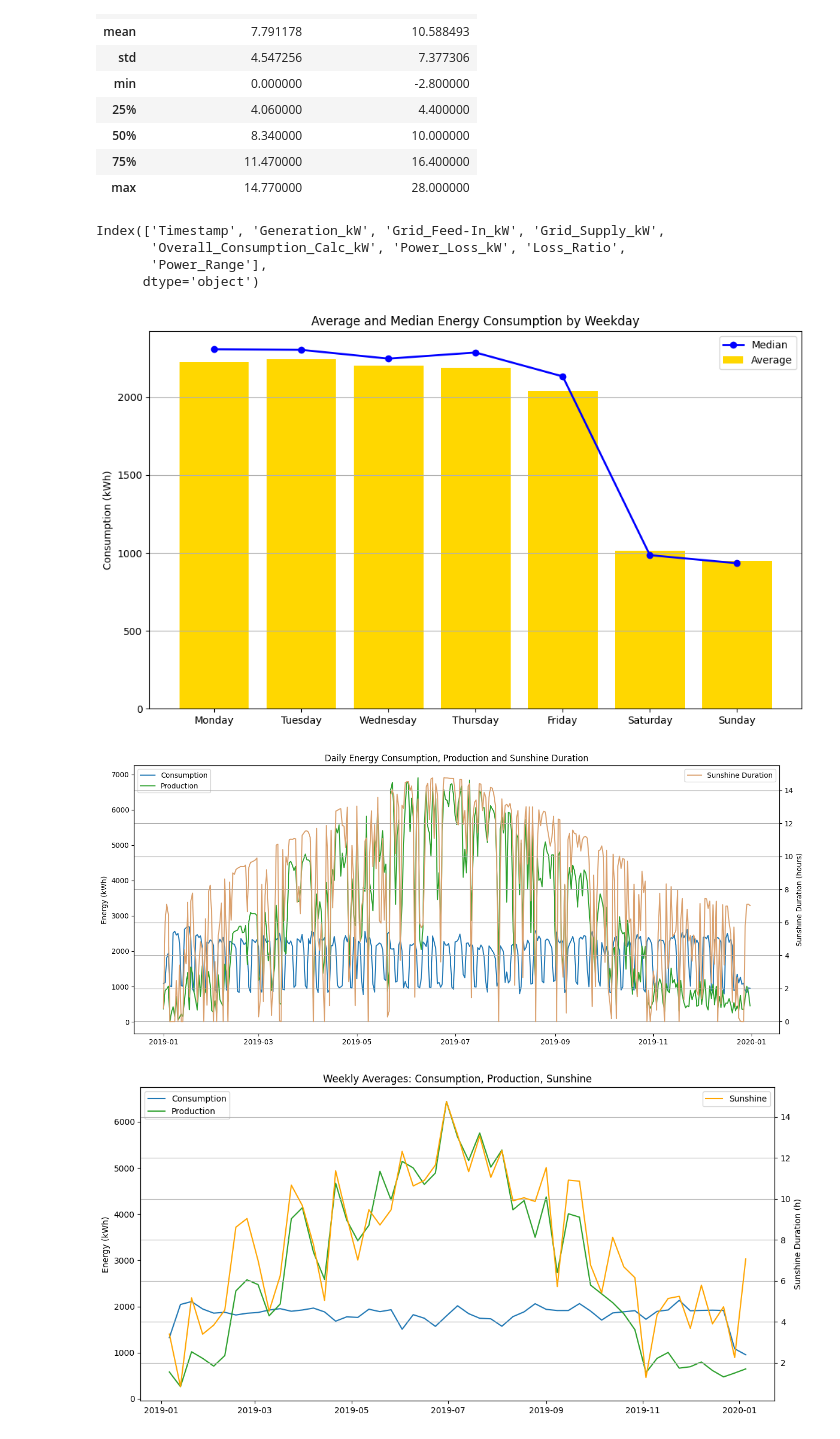
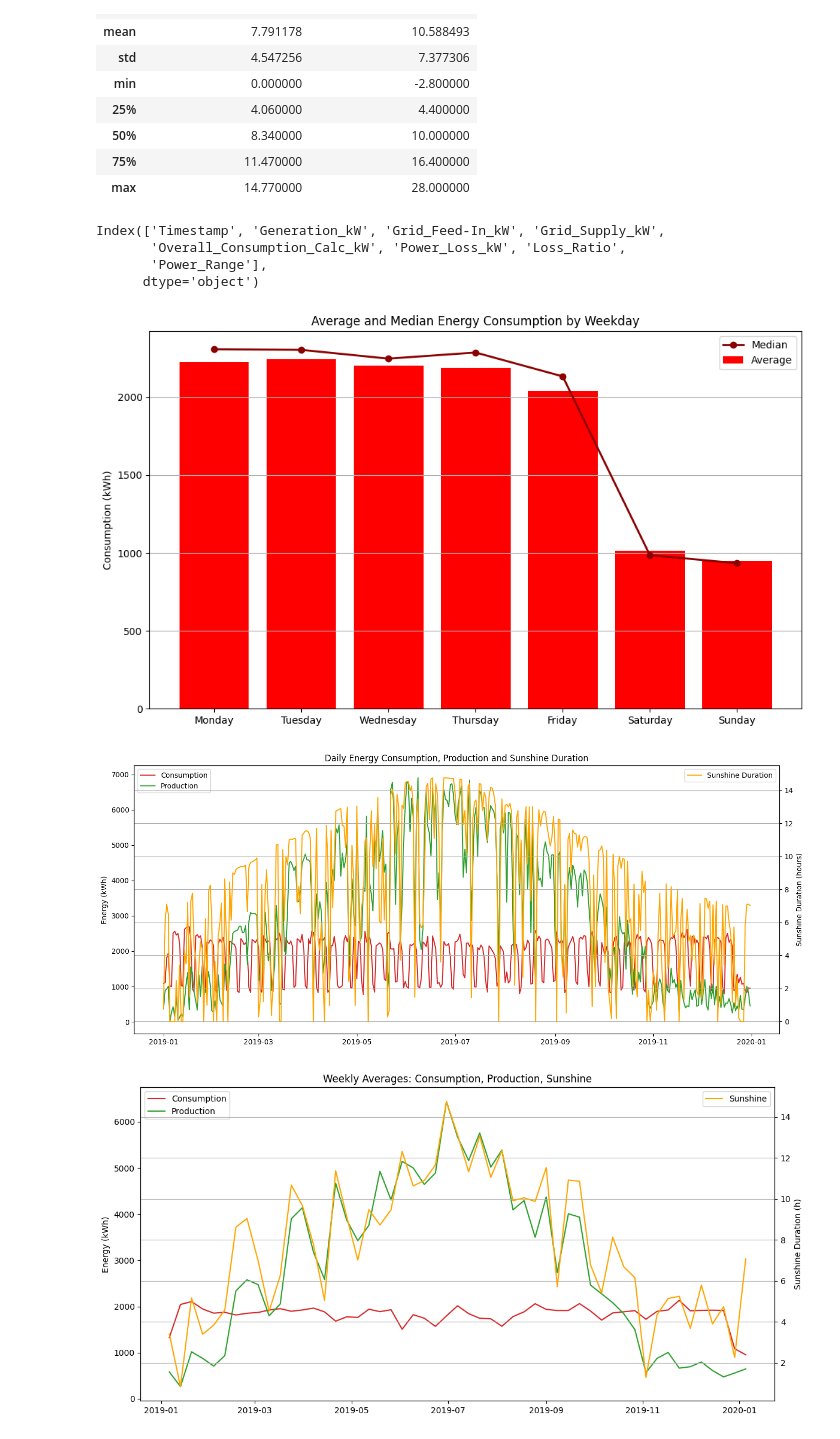
Before and after one commit to abishanaru/PV-Optimisation, a Jupyter notebook: main.ipynb, the cells around one changed output. Cells and saved outputs as stored; diff of their text form; code cells hidden in the pictures.

Commit message:
minor color changes

```diff
--- a/main.ipynb
+++ b/main.ipynb
@@ -513,8 +506,8 @@ weekday_median = weekday_median.reindex(weekday_order)
 
 # Plot 1: Weekday consumption
 plt.figure(figsize=(10, 6))
-plt.bar(weekday_avg.index, weekday_avg.values, color='gold', label='Average')
-plt.plot(weekday_median.index, weekday_median.values, color='blue', marker='o', linewidth=2, label='Median')
+plt.bar(weekday_avg.index, weekday_avg.values, color='red', label='Average')
+plt.plot(weekday_median.index, weekday_median.values, color='#8B0000', marker='o', linewidth=2, label='Median')
 plt.ylabel("Consumption (kWh)")
 plt.title("Average and Median Energy Consumption by Weekday")
 plt.legend()
@@ -551,9 +544,9 @@ merged = daily_df.merge(df_api_weather, left_index=True, right_index=True, how='
 # Plot 2: Daily
 fig, ax1 = plt.subplots(figsize=(14, 6))
 ax2 = ax1.twinx()
-ax1.plot(merged.index, merged['consumption'], label='Consumption', color='tab:blue')
+ax1.plot(merged.index, merged['consumption'], label='Consumption', color='tab:red')
 ax1.plot(merged.index, merged['production'], label='Production', color='tab:green')
-ax2.plot(merged.index, merged['Sunshine Duration (hours)'], label='Sunshine Duration', color='#DAA06D')
+ax2.plot(merged.index, merged['Sunshine Duration (hours)'], label='Sunshine Duration', color='orange')
 
 ax1.set_ylabel("Energy (kWh)")
 ax2.set_ylabel("Sunshine Duration (hours)")
@@ -572,7 +565,7 @@ monthly = merged.resample('M').mean(numeric_only=True)
 fig, ax1 = plt.subplots(figsize=(12, 6))
 ax2 = ax1.twinx()
 
-ax1.plot(weekly.index, weekly['consumption'], label='Consumption', color='tab:blue')
+ax1.plot(weekly.index, weekly['consumption'], label='Consumption', color='tab:red')
 ax1.plot(weekly.index, weekly['production'], label='Production', color='tab:green')
 ax2.plot(weekly.index, weekly['Sunshine Duration (hours)'], label='Sunshine', color='orange')
 
@@ -586,35 +579,43 @@ plt.tight_layout()
 plt.show()
 
 # Plot 4: Monthly
 fig, ax1 = plt.subplots(figsize=(12, 6))
 ax2 = ax1.twinx()
 
-ax1.plot(monthly.index, monthly['consumption'], label='Consumption', color='tab:blue')
+ax1.plot(monthly.index, monthly['consumption'], label='Consumption', color='tab:red')
 ax1.plot(monthly.index, monthly['production'], label='Production', color='tab:green')
 ax2.plot(monthly.index, monthly['Sunshine Duration (hours)'], label='Sunshine', color='orange')
 
 ax1.set_ylabel("Energy (kWh)")
 ax2.set_ylabel("Sunshine Duration (h)")
 ax1.set_title("Monthly Averages: Consumption, Production, Sunshine")
 ax1.legend(loc='upper left')
 ax2.legend(loc='upper right')
 plt.grid(True)
 plt.tight_layout()
 plt.show()
 
 
 # STEP 9: Correlation
 # Plot 5: Correlation matrix
+# Create custom colormap: violet (low) to green (high)
+custom_cmap = LinearSegmentedColormap.from_list(
+    'violet_to_green', ['blue', 'green']
+)
+
+# Compute correlation matrix
 corr = merged[['consumption', 'production', 'Sunshine Duration (hours)', 'Air Temperature Mean (°C)']].corr()
-sns.heatmap(corr, annot=True, cmap='coolwarm')
+
+# Plot heatmap with custom colormap
+sns.heatmap(corr, annot=True, cmap=custom_cmap, vmin=0, vmax=1)
 plt.title("Correlation Matrix: Energy vs Weather")
 plt.tight_layout()
 plt.show()
 # %% [output]
 Index(['Timestamp', 'Generation_kW', 'Grid_Feed-In_kW', 'Grid_Supply_kW',
        'Overall_Consumption_Calc_kW', 'Power_Loss_kW', 'Loss_Ratio',
        'Power_Range'],
       dtype='object')
-[figure, old version]
+[figure, new version]
-[figure, old version]
+[figure, new version]
-[figure, old version]
+[figure, new version]
```
Also changed, not shown: parts of 5 cells of this notebook.
